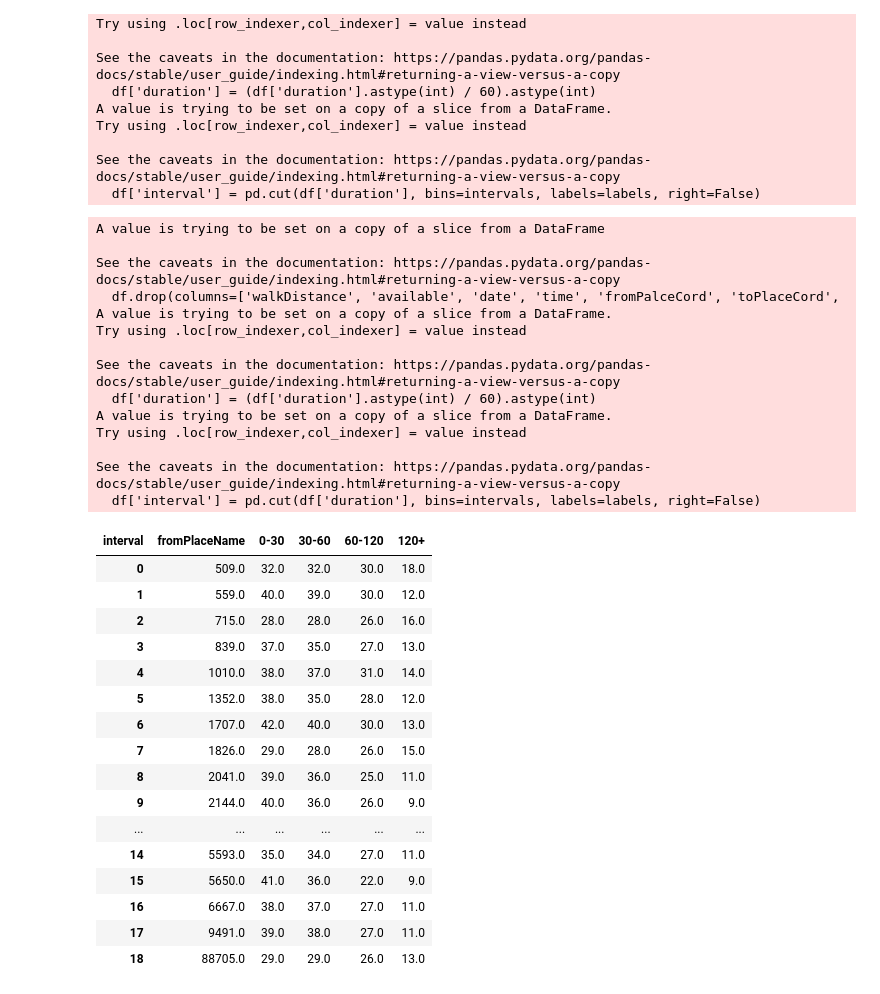
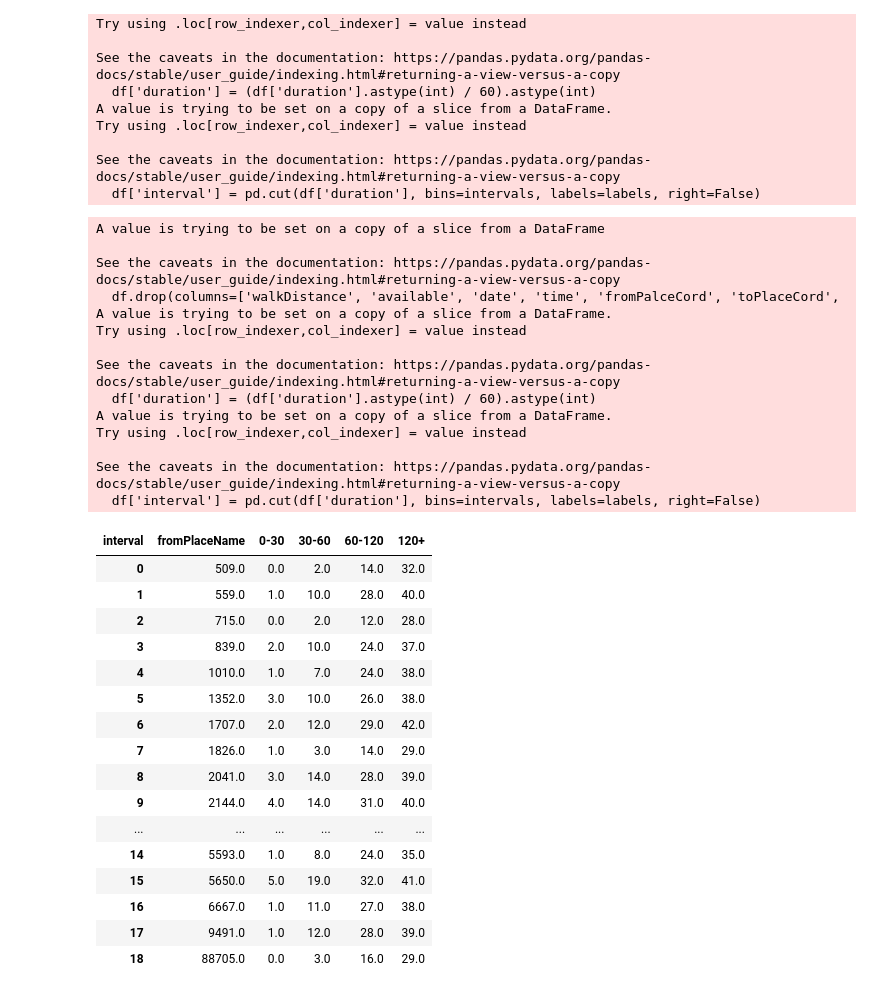
Before and after one commit to bianchi-john/OTPBorghi, a Jupyter notebook: histogram or scatterplot/histogram or scatterplot.ipynb, the cells around one changed output. Cells and saved outputs as stored; diff of their text form; code cells hidden in the pictures.

```diff
--- a/histogram or scatterplot/histogram or scatterplot.ipynb
+++ b/histogram or scatterplot/histogram or scatterplot.ipynb
@@ -122,7 +122,7 @@ def timesPerPlaceCoordinates(df,filename, date=None, time=None):
     # Aggiunta di una nuova colonna con le etichette degli intervalli
     df['interval'] = pd.cut(df['duration'], bins=intervals, labels=labels, right=False)
     df1 = df
-    df2 = pd.read_csv('../apacheSupersetDocker/dataset da importare/demografia2021.csv')
+    df2 = pd.read_csv('../demografia/demografia2021.csv')
     merged_df = pd.merge(df1, df2, left_on='fromPlaceName', right_on='Comune', how='left')
     merged_df = pd.merge(merged_df, df2, left_on='toPlaceName', right_on='Comune', how='left', suffixes=('_from', '_to'))
 
@@ -144,50 +144,50 @@ def timesPerPlaceCoordinates(df,filename, date=None, time=None):
     df = df.dropna(subset=['count'])
     df['count'] = df['count'].astype(int)
     pivot_df = df.pivot_table(index='fromPlaceName', columns='interval', values='count', fill_value=0).reset_index()
     #pivot_df.set_index('fromPlaceName', inplace=True)
     df = pivot_df
 
-    # Somma dei valori delle fasce più alte e assegnazione alle fasce più basse
-    df['0-30'] = df['0-30'] + df['30-60'] + df['60-120'] + df['120+']
-    df['30-60'] = df['30-60'] + df['60-120'] + df['120+']
-    df['60-120'] = df['60-120'] + df['120+']
+
+    df['120+'] = df['0-30'] + df['30-60'] + df['60-120'] + df['120+']
+    df['60-120'] = df['0-30'] + df['30-60'] + df['60-120']
+    df['30-60'] = df['0-30'] + df['30-60']
 
 
 
 
     df.to_csv(filename, index=False)
     return df
 
 timesPerPlaceCoordinates(comuni, 'timesPerDemographyComulative.csv')
 # %% [output]
 A value is trying to be set on a copy of a slice from a DataFrame
 
 See the caveats in the documentation: https://pandas.pydata.org/pandas-docs/stable/user_guide/indexing.html#returning-a-view-versus-a-copy
   df.drop(columns=['walkDistance', 'available', 'date', 'time', 'fromPalceCord', 'toPlaceCord',
 A value is trying to be set on a copy of a slice from a DataFrame.
 Try using .loc[row_indexer,col_indexer] = value instead
 
 See the caveats in the documentation: https://pandas.pydata.org/pandas-docs/stable/user_guide/indexing.html#returning-a-view-versus-a-copy
   df['duration'] = (df['duration'].astype(int) / 60).astype(int)
 A value is trying to be set on a copy of a slice from a DataFrame.
 Try using .loc[row_indexer,col_indexer] = value instead
 
 See the caveats in the documentation: https://pandas.pydata.org/pandas-docs/stable/user_guide/indexing.html#returning-a-view-versus-a-copy
   df['interval'] = pd.cut(df['duration'], bins=intervals, labels=labels, right=False)
 | interval | fromPlaceName | 0-30 | 30-60 | 60-120 | 120+ |
-| 0 | 509.0 | 32.0 | 32.0 | 30.0 | 18.0 |
-| 1 | 559.0 | 40.0 | 39.0 | 30.0 | 12.0 |
-| 2 | 715.0 | 28.0 | 28.0 | 26.0 | 16.0 |
-| 3 | 839.0 | 37.0 | 35.0 | 27.0 | 13.0 |
-| 4 | 1010.0 | 38.0 | 37.0 | 31.0 | 14.0 |
-| 5 | 1352.0 | 38.0 | 35.0 | 28.0 | 12.0 |
-| 6 | 1707.0 | 42.0 | 40.0 | 30.0 | 13.0 |
-| 7 | 1826.0 | 29.0 | 28.0 | 26.0 | 15.0 |
-| 8 | 2041.0 | 39.0 | 36.0 | 25.0 | 11.0 |
-| 9 | 2144.0 | 40.0 | 36.0 | 26.0 | 9.0 |
+| 0 | 509.0 | 0.0 | 2.0 | 14.0 | 32.0 |
+| 1 | 559.0 | 1.0 | 10.0 | 28.0 | 40.0 |
+| 2 | 715.0 | 0.0 | 2.0 | 12.0 | 28.0 |
+| 3 | 839.0 | 2.0 | 10.0 | 24.0 | 37.0 |
+| 4 | 1010.0 | 1.0 | 7.0 | 24.0 | 38.0 |
+| 5 | 1352.0 | 3.0 | 10.0 | 26.0 | 38.0 |
+| 6 | 1707.0 | 2.0 | 12.0 | 29.0 | 42.0 |
+| 7 | 1826.0 | 1.0 | 3.0 | 14.0 | 29.0 |
+| 8 | 2041.0 | 3.0 | 14.0 | 28.0 | 39.0 |
+| 9 | 2144.0 | 4.0 | 14.0 | 31.0 | 40.0 |
 | ... | ... | ... | ... | ... | ... |
-| 14 | 5593.0 | 35.0 | 34.0 | 27.0 | 11.0 |
-| 15 | 5650.0 | 41.0 | 36.0 | 22.0 | 9.0 |
-| 16 | 6667.0 | 38.0 | 37.0 | 27.0 | 11.0 |
-| 17 | 9491.0 | 39.0 | 38.0 | 27.0 | 11.0 |
-| 18 | 88705.0 | 29.0 | 29.0 | 26.0 | 13.0 |
+| 14 | 5593.0 | 1.0 | 8.0 | 24.0 | 35.0 |
+| 15 | 5650.0 | 5.0 | 19.0 | 32.0 | 41.0 |
+| 16 | 6667.0 | 1.0 | 11.0 | 27.0 | 38.0 |
+| 17 | 9491.0 | 1.0 | 12.0 | 28.0 | 39.0 |
+| 18 | 88705.0 | 0.0 | 3.0 | 16.0 | 29.0 |
```
Also changed, not shown: 3 other files.
